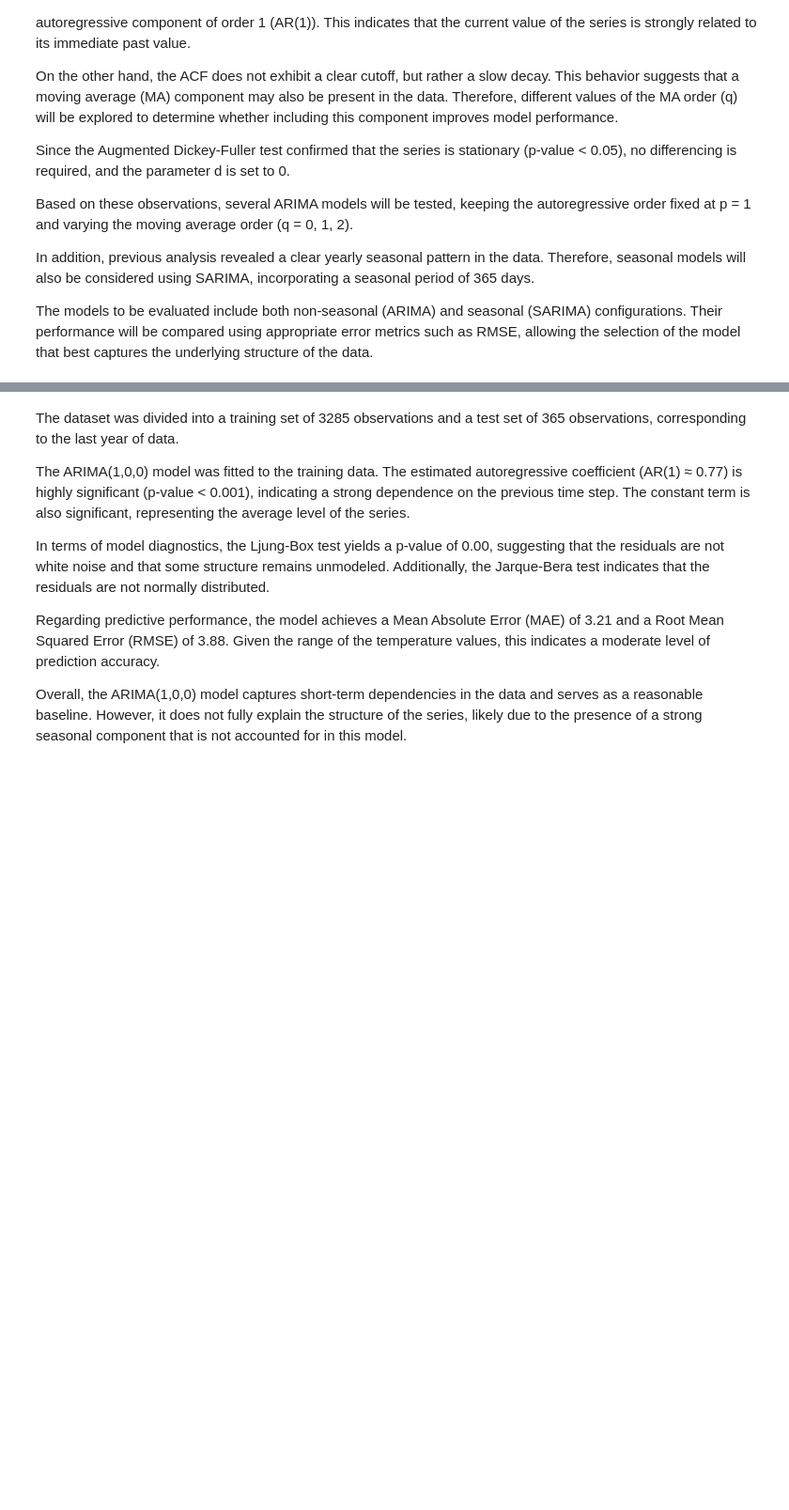
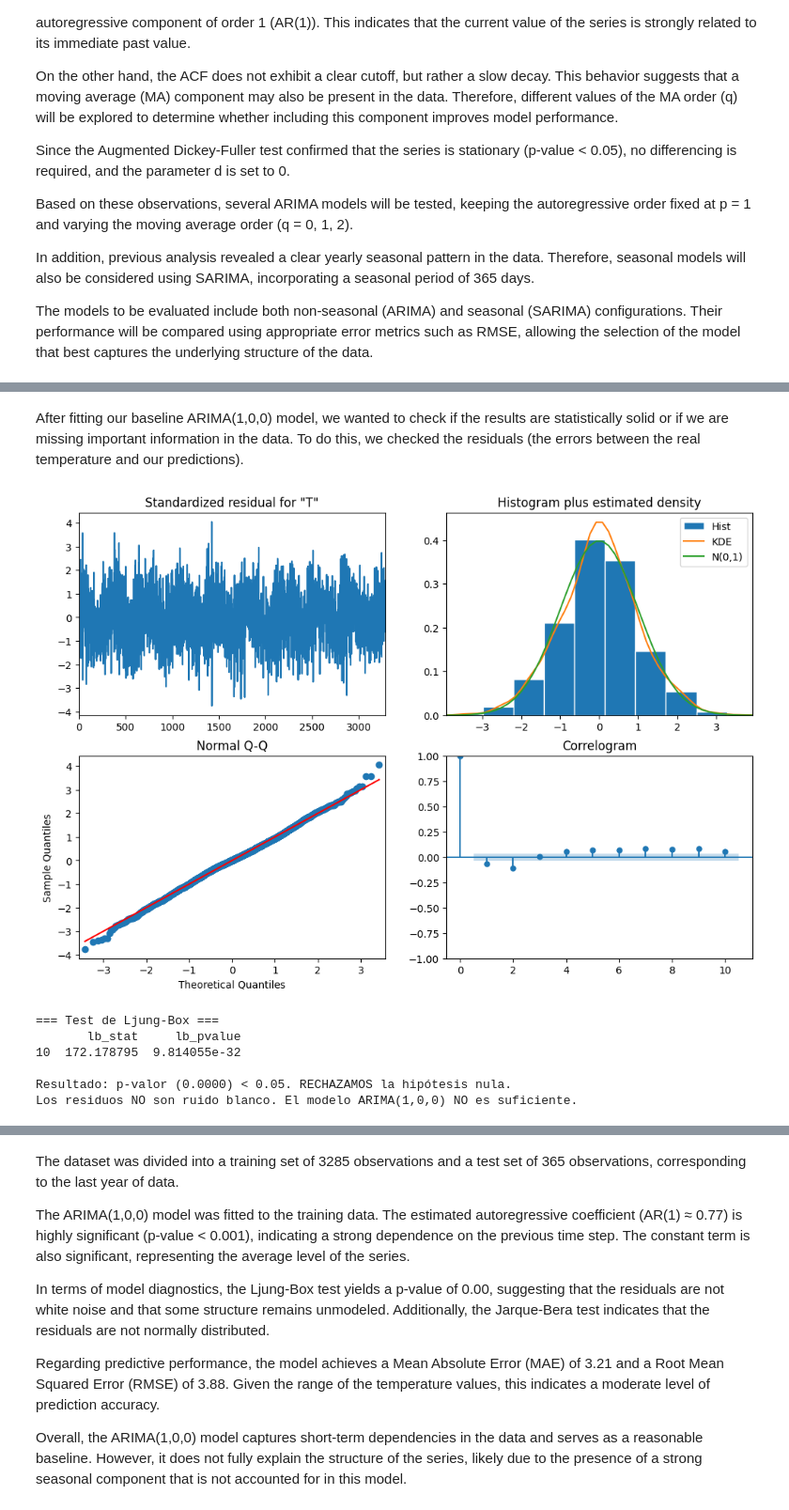
Before and after one commit to anneayensa/Advanced-Machine-Learning, a Jupyter notebook: assigment2/analysisAssignment2.ipynb, the cells around one changed output, grey strips where cells are left out. Shown at 94% size. Cells and saved outputs as stored; diff of their text form; code cells hidden in the pictures; blank space fills up the shorter version.

```diff
--- a/assigment2/analysisAssignment2.ipynb
+++ b/assigment2/analysisAssignment2.ipynb
@@ -454,0 +453,31 @@ RMSE: 3.8798
+# %% [markdown]
+After fitting our baseline ARIMA(1,0,0) model, we wanted to check if the results are statistically solid or if we are missing important information in the data. To do this, we checked the residuals (the errors between the real temperature and our predictions).
+# %%
+from statsmodels.stats.diagnostic import acorr_ljungbox
+
+# 1. Visualización de los residuos y Q-Q Plot
+model_arima_100_fit.plot_diagnostics(figsize=(12, 8))
+plt.show()
+
+# 2. Test de Ljung-Box para validar la autocorrelación
+residuos = model_arima_100_fit.resid
+lb_test = acorr_ljungbox(residuos, lags=[10], return_df=True)
+
+print("=== Test de Ljung-Box ===")
+print(lb_test)
+
+p_valor = lb_test['lb_pvalue'].values[0]
+if p_valor < 0.05:
+    print(f"\nResultado: p-valor ({p_valor:.4f}) < 0.05. RECHAZAMOS la hipótesis nula.")
+    print("Los residuos NO son ruido blanco. El modelo ARIMA(1,0,0) NO es suficiente.")
+else:
+    print(f"\nResultado: p-valor ({p_valor:.4f}) > 0.05. No podemos rechazar la hipótesis nula.")
+    print("Los residuos parecen ruido blanco. El modelo es estadísticamente válido.")
+# %% [output]
+[figure, added]
+=== Test de Ljung-Box ===
+       lb_stat     lb_pvalue
+10  172.178795  9.814055e-32
+
+Resultado: p-valor (0.0000) < 0.05. RECHAZAMOS la hipótesis nula.
+Los residuos NO son ruido blanco. El modelo ARIMA(1,0,0) NO es suficiente.
```
Also changed, not shown: parts of 12 cells of this notebook.
